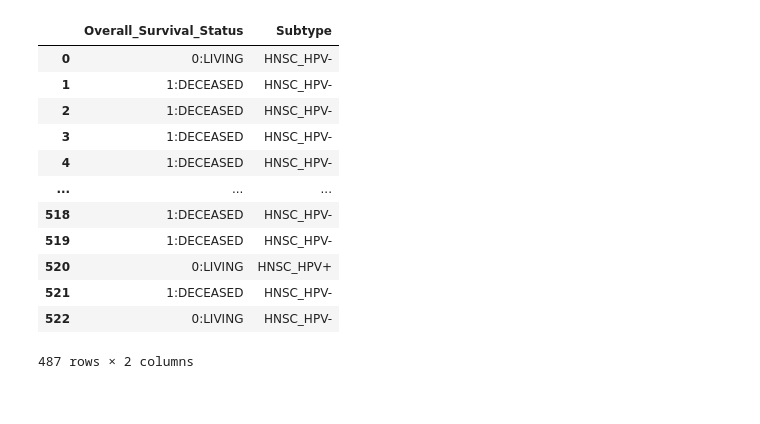
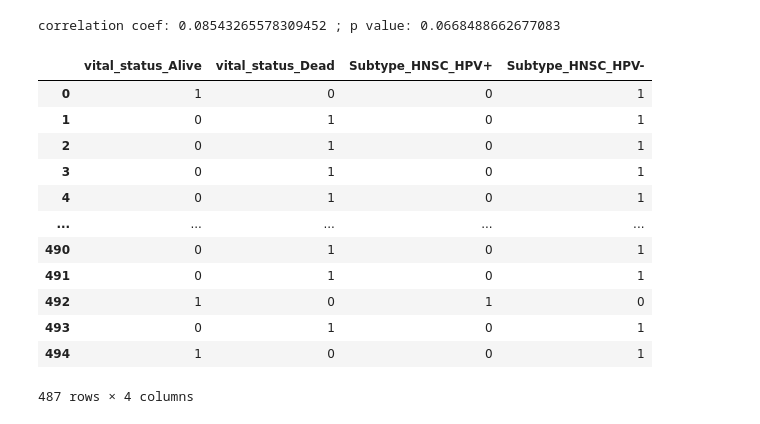
Before and after one commit to Enable72/ECE204-PROJECT4, a Jupyter notebook: hpv.ipynb, the cells around one changed output. Saved outputs shown, nothing was run; the diff lists cells and outputs as text; code cells hidden in the pictures.

```diff
--- a/hpv.ipynb
+++ b/hpv.ipynb
@@ -23,0 +8,3 @@ df
+# %%
+merged = pd.read_csv('merged.csv')
+merged.columns
@@ -24,17 +49,24 @@ df
+# %%
+correlation_coef, p_value = pearsonr(df['tumor_status_TUMOR FREE'], df['Subtype_HNSC_HPV+'])
+print('correlation coef:',correlation_coef,'; p value:',p_value)
+# %% [output]
+correlation coef: 0.08543265578309452 ; p value: 0.0668488662677083
 # %%
+df = merged[['vital_status','Subtype']]
 df = df.dropna()
+df = pd.get_dummies(df)
 df
 # %% [output]
-|  | Overall_Survival_Status | Subtype |
-| 0 | 0:LIVING | HNSC_HPV- |
-| 1 | 1:DECEASED | HNSC_HPV- |
-| 2 | 1:DECEASED | HNSC_HPV- |
-| 3 | 1:DECEASED | HNSC_HPV- |
-| 4 | 1:DECEASED | HNSC_HPV- |
-| ... | ... | ... |
-| 518 | 1:DECEASED | HNSC_HPV- |
-| 519 | 1:DECEASED | HNSC_HPV- |
-| 520 | 0:LIVING | HNSC_HPV+ |
-| 521 | 1:DECEASED | HNSC_HPV- |
-| 522 | 0:LIVING | HNSC_HPV- |
+|  | vital_status_Alive | vital_status_Dead | Subtype_HNSC_HPV+ | Subtype_HNSC_HPV- |
+| 0 | 1 | 0 | 0 | 1 |
+| 1 | 0 | 1 | 0 | 1 |
+| 2 | 0 | 1 | 0 | 1 |
+| 3 | 0 | 1 | 0 | 1 |
+| 4 | 0 | 1 | 0 | 1 |
+| ... | ... | ... | ... | ... |
+| 490 | 0 | 1 | 0 | 1 |
+| 491 | 0 | 1 | 0 | 1 |
+| 492 | 1 | 0 | 1 | 0 |
+| 493 | 0 | 1 | 0 | 1 |
+| 494 | 1 | 0 | 0 | 1 |
-487 rows × 2 columns
+487 rows × 4 columns
```
Also changed, not shown: parts of 12 cells of this notebook.
